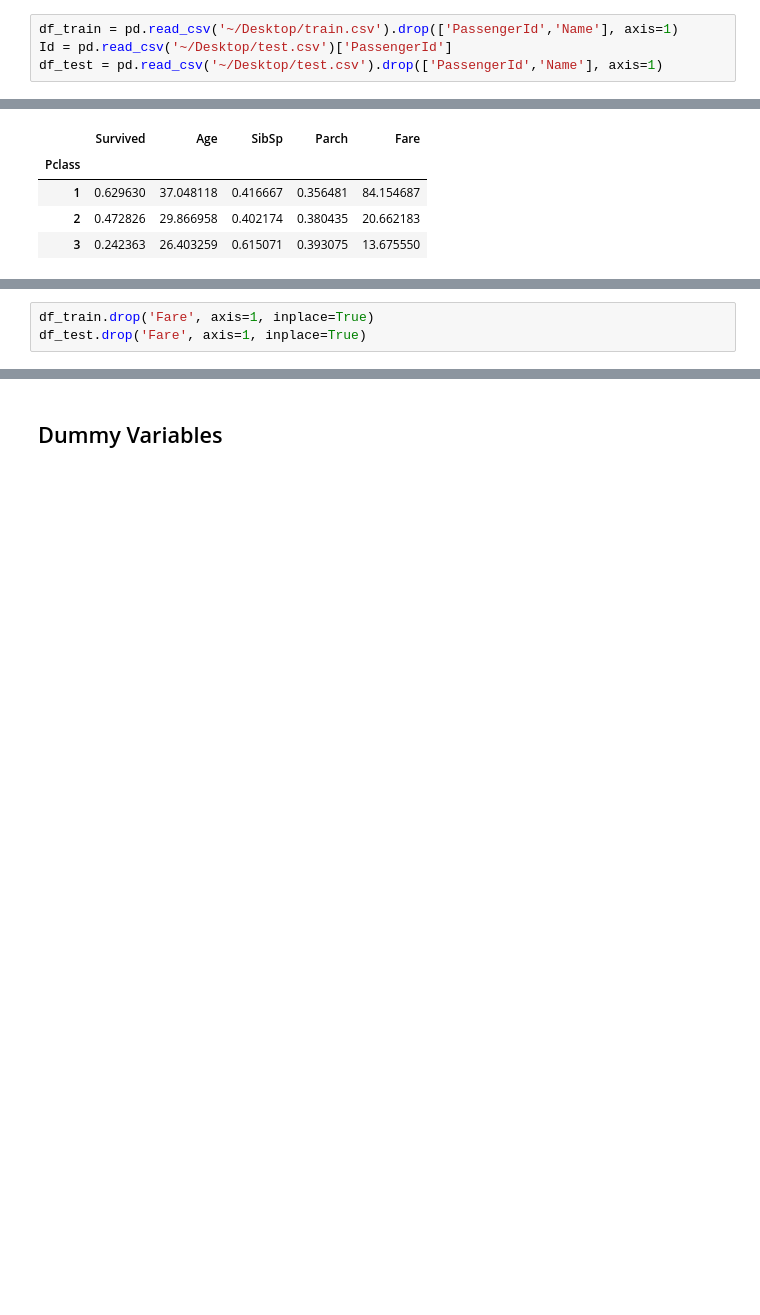
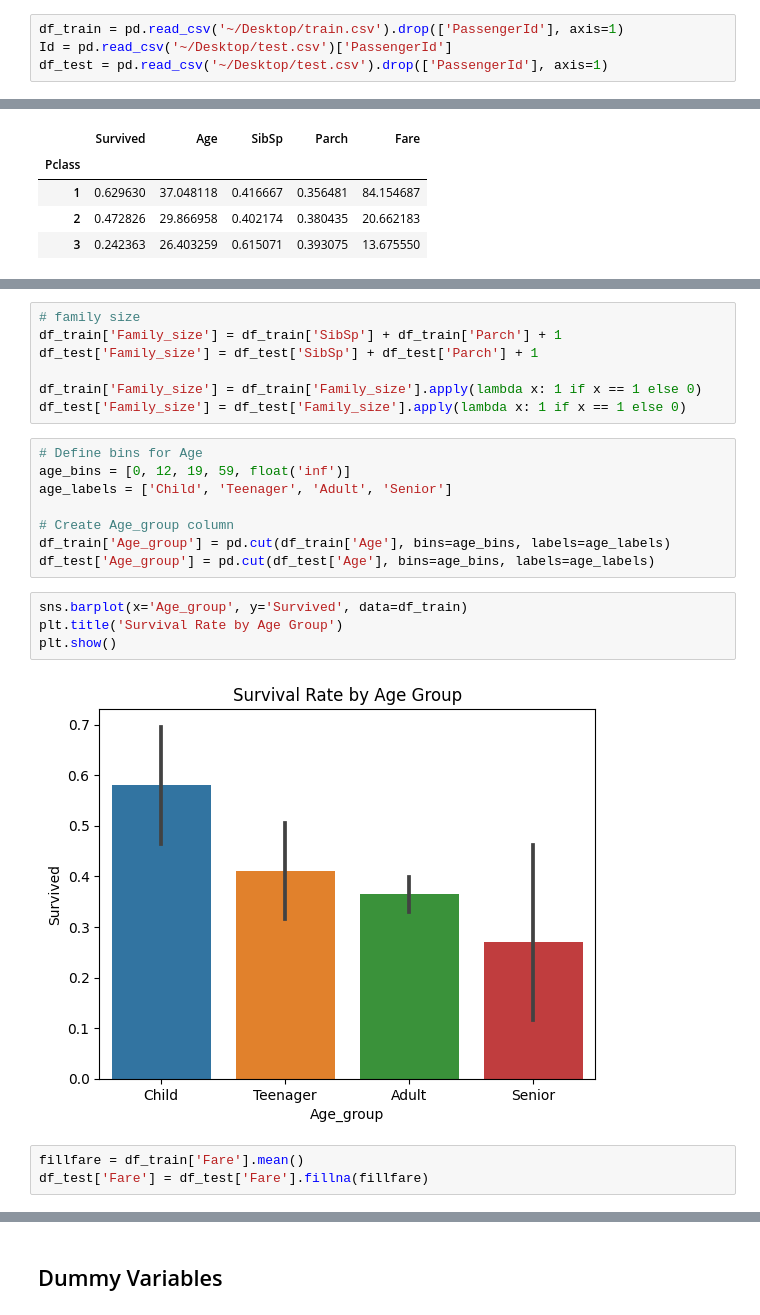
Before and after one commit to howiess/Competition, a Jupyter notebook: titanic.ipynb, the cells around one changed output, grey strips where cells are left out. Cells and saved outputs as stored; diff of their text form; blank space fills up the shorter version.

```diff
--- a/titanic.ipynb
+++ b/titanic.ipynb
@@ -10,9 +10,9 @@ import numpy as np
 import seaborn as sns
 import matplotlib.pyplot as plt
 # %%
-df_train = pd.read_csv('~/Desktop/train.csv').drop(['PassengerId','Name'], axis=1)
+df_train = pd.read_csv('~/Desktop/train.csv').drop(['PassengerId'], axis=1)
 Id = pd.read_csv('~/Desktop/test.csv')['PassengerId']
-df_test = pd.read_csv('~/Desktop/test.csv').drop(['PassengerId','Name'], axis=1)
+df_test = pd.read_csv('~/Desktop/test.csv').drop(['PassengerId'], axis=1)
 # %% [markdown]
 ## Handle Missing Values
 # %%
@@ -97,3 +95,0 @@ dropping which one would result in a better model
-# %%
-df_train.drop('Fare', axis=1, inplace=True)
-df_test.drop('Fare', axis=1, inplace=True)
@@ -99,0 +131,24 @@ df_test.drop('Fare', axis=1, inplace=True)
+# %%
+# family size
+df_train['Family_size'] = df_train['SibSp'] + df_train['Parch'] + 1
+df_test['Family_size'] = df_test['SibSp'] + df_test['Parch'] + 1
+
+df_train['Family_size'] = df_train['Family_size'].apply(lambda x: 1 if x == 1 else 0)
+df_test['Family_size'] = df_test['Family_size'].apply(lambda x: 1 if x == 1 else 0)
+# %%
+# Define bins for Age
+age_bins = [0, 12, 19, 59, float('inf')]
+age_labels = ['Child', 'Teenager', 'Adult', 'Senior']
+
+# Create Age_group column
+df_train['Age_group'] = pd.cut(df_train['Age'], bins=age_bins, labels=age_labels)
+df_test['Age_group'] = pd.cut(df_test['Age'], bins=age_bins, labels=age_labels)
+# %%
+sns.barplot(x='Age_group', y='Survived', data=df_train)
+plt.title('Survival Rate by Age Group')
+plt.show()
+# %% [output]
+[figure, added]
+# %%
+fillfare = df_train['Fare'].mean()
+df_test['Fare'] = df_test['Fare'].fillna(fillfare)
```
Also changed, not shown: parts of 29 cells of this notebook.
